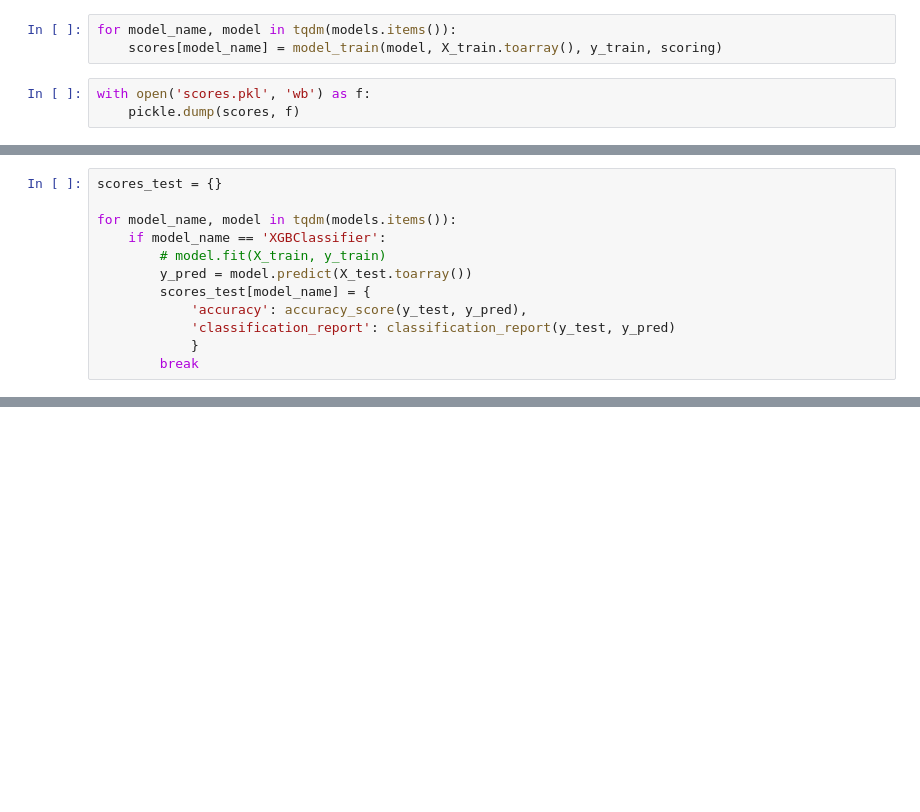
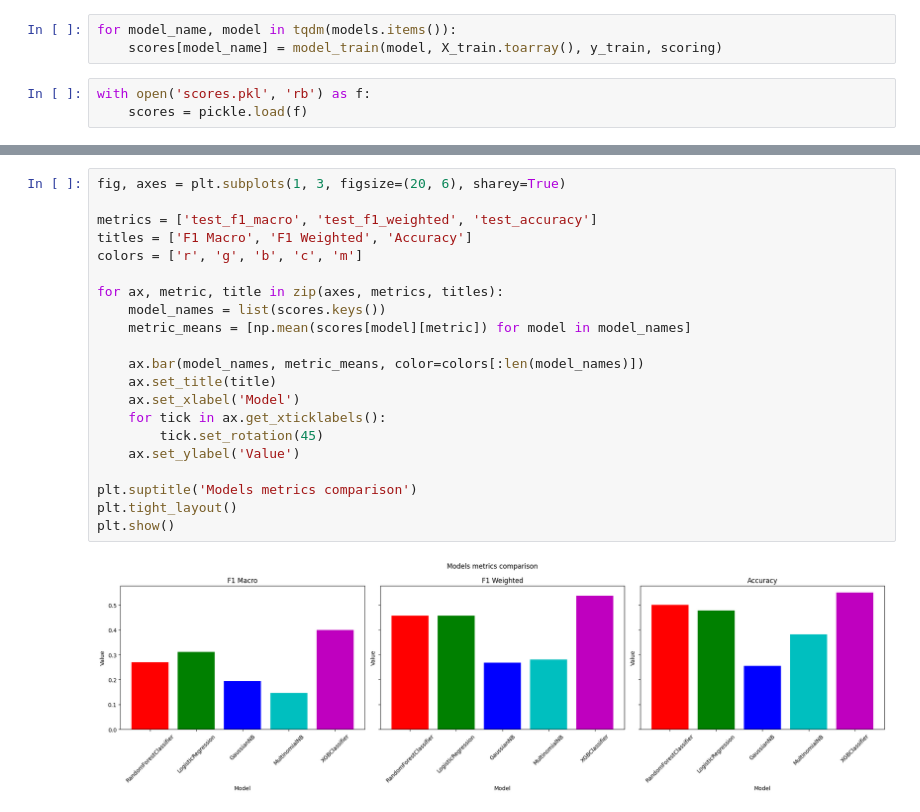
Before and after one commit to mlengineershub/LazyTeacher, a Jupyter notebook: ml/training/tfidf/tfidf.ipynb, the cells around one changed output, grey strips where cells are left out. Saved outputs shown, nothing was run; the diff lists cells and outputs as text; blank space fills up the shorter version.

```diff
--- a/ml/training/tfidf/tfidf.ipynb
+++ b/ml/training/tfidf/tfidf.ipynb
@@ -102,5 +100,5 @@ scores = {}
 for model_name, model in tqdm(models.items()):
     scores[model_name] = model_train(model, X_train.toarray(), y_train, scoring)
 # %%
-with open('scores.pkl', 'wb') as f:
-    pickle.dump(scores, f)
+with open('scores.pkl', 'rb') as f:
+    scores = pickle.load(f)
@@ -113,12 +104,0 @@ y_test = df_test['labels']
-# %%
-scores_test = {}
-
-for model_name, model in tqdm(models.items()):
-    if model_name == 'XGBClassifier':
-        # model.fit(X_train, y_train)
-        y_pred = model.predict(X_test.toarray())
-        scores_test[model_name] = {
-            'accuracy': accuracy_score(y_test, y_pred),
-            'classification_report': classification_report(y_test, y_pred)
-            }
-        break
@@ -124,0 +134,23 @@ for model_name, model in tqdm(models.items()):
+# %%
+fig, axes = plt.subplots(1, 3, figsize=(20, 6), sharey=True)
+
+metrics = ['test_f1_macro', 'test_f1_weighted', 'test_accuracy']
+titles = ['F1 Macro', 'F1 Weighted', 'Accuracy']
+colors = ['r', 'g', 'b', 'c', 'm']
+
+for ax, metric, title in zip(axes, metrics, titles):
+    model_names = list(scores.keys())
+    metric_means = [np.mean(scores[model][metric]) for model in model_names]
+
+    ax.bar(model_names, metric_means, color=colors[:len(model_names)])
+    ax.set_title(title)
+    ax.set_xlabel('Model')
+    for tick in ax.get_xticklabels():
+        tick.set_rotation(45)
+    ax.set_ylabel('Value')
+
+plt.suptitle('Models metrics comparison')
+plt.tight_layout()
+plt.show()
+# %% [output]
+[figure, added]
```
Also changed, not shown: parts of 6 cells of this notebook, 2 other files.
